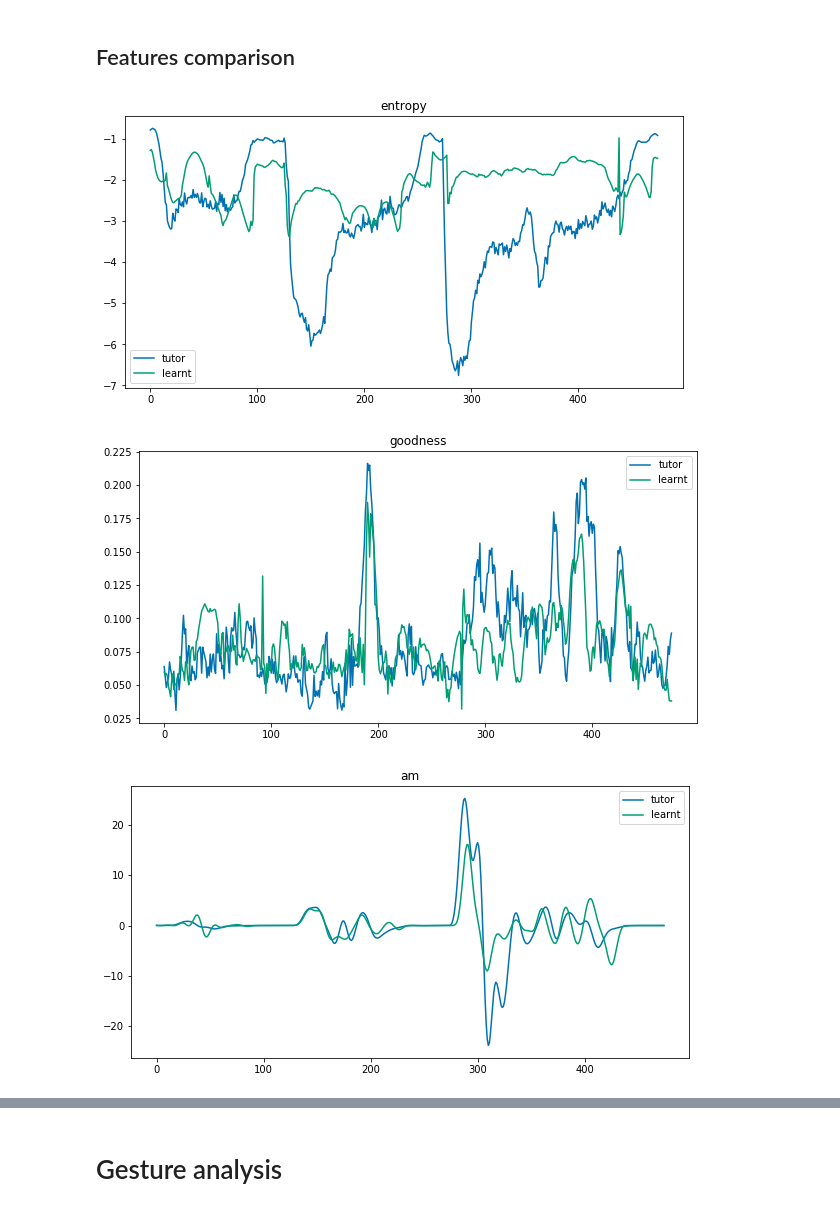
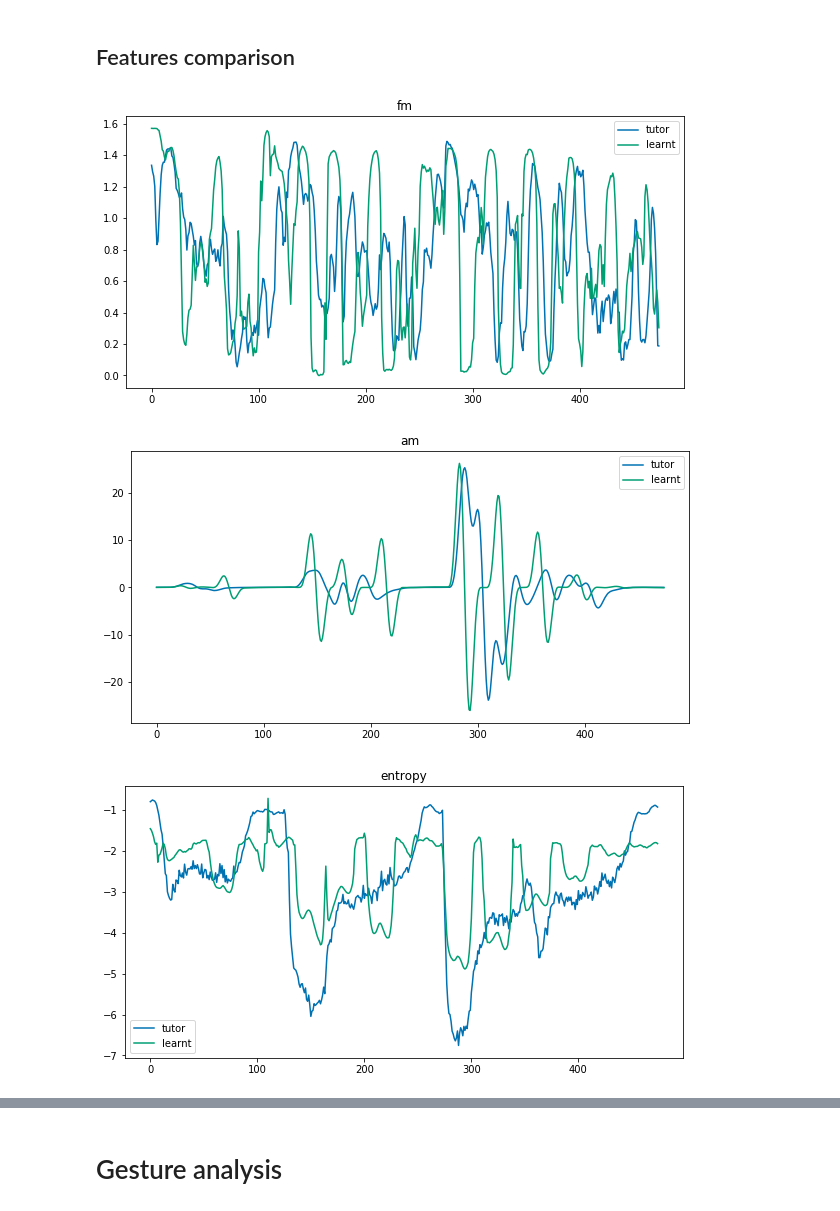
Before and after one commit to gnouveau/birdsonglearningmodel, a Jupyter notebook: analysis/song_fitter_analyser.ipynb, the cells around one changed output, grey strips where cells are left out. Saved outputs shown, nothing was run; the diff lists cells and outputs as text; code cells hidden in the pictures.

```diff
--- a/analysis/song_fitter_analyser.ipynb
+++ b/analysis/song_fitter_analyser.ipynb
@@ -25,7 +27,9 @@ from synth import synthesize
 
 sns.set_palette('colorblind')
 # %%
-path = '../model/res/cluster_simulation_180523_184444/seed0+optimise_gesture_whole+gilles_fast_boari_short+zero_alpha_zero_beta+default_coef+default_dev+500_replay+50_conc+3_day_conc+20days/' # path of the repository with the results
+path = '../model/res/gilles_rescaling_try_180612_182310/' # path of the repository with the results
+# path = '../model/res/cluster_simulation_180523_184444/seed0+optimise_gesture_whole+gilles_fast_boari_short+on_alpha_silence_beta+default_coef+slow_dev+500_replay+50_conc+3_day_conc+20days/' # path of the repository with the results
+
 if exists(join(path, 'aborted.txt')):
     warnings.warn('Aborted run')
 if not exists(join(path, 'data.pkl')):
@@ -133,21 +144,20 @@ sfeat = bsa.all_song_features(outputs[best], 44100, freq_range=256, fft_size=102
 # %%
 def running_mean(x, N):
     cumsum = np.cumsum(np.insert(x, 0, 0))
     return (cumsum[N:] - cumsum[:-N]) / N
 
 ntfeat = tfeat
 nsfeat = sfeat
 
-for fname in tfeat:
-    if fname == 'pitch':
-        continue
+fnames = ['fm', 'am', 'entropy', 'goodness', 'amplitude']
+for fname in fnames:
     plt.figure(figsize=(10, 5))
     plt.plot(running_mean(ntfeat[fname], 1), label="tutor")
     plt.plot(running_mean(nsfeat[fname], 1), label="learnt")
     plt.legend()
     plt.title(fname)
     plt.show()
 # %% [output]
-[figure, old version]
+[figure, new version]
-[figure, old version]
+[figure, new version]
-[figure, old version]
+[figure, new version]
```
Also changed, not shown: parts of 19 cells of this notebook, 6 other files.
